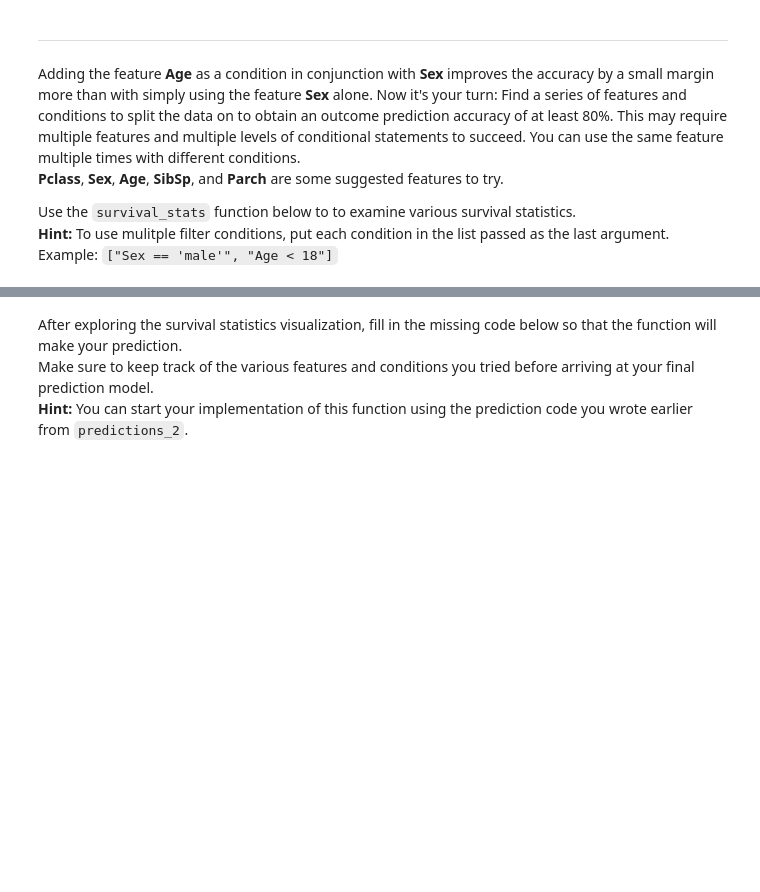
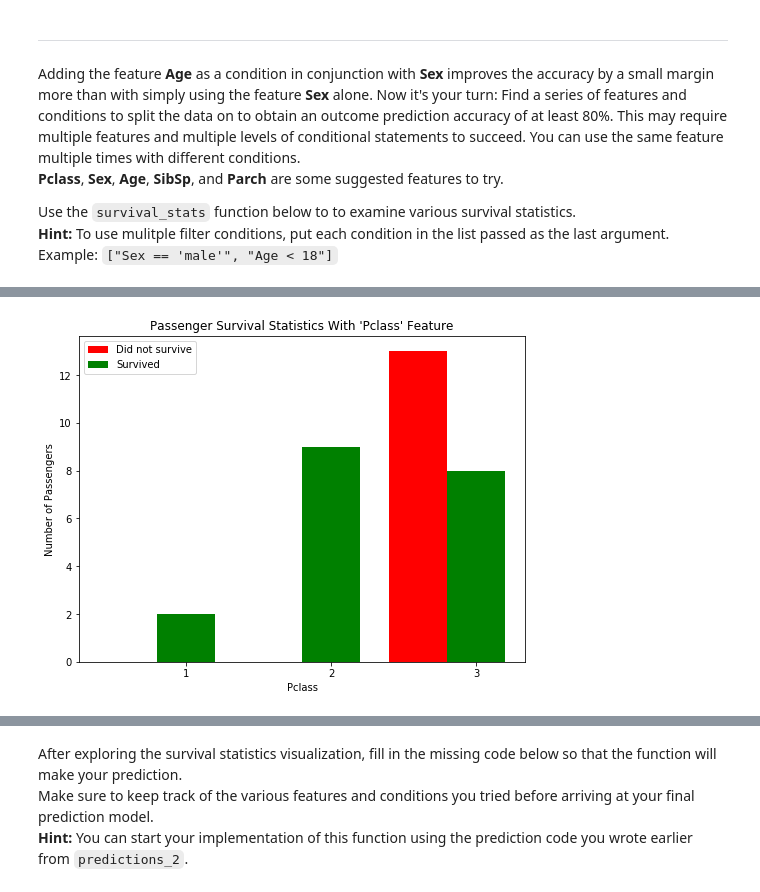
Before and after one commit to MEOWMEOW114/nd009-p0-titanc-survival-exploration, a Jupyter notebook: titanic_survival_exploration.ipynb, the cells around one changed output, grey strips where cells are left out. Cells and saved outputs as stored; diff of their text form; code cells hidden in the pictures; blank space fills up the shorter version.

```diff
--- a/titanic_survival_exploration.ipynb
+++ b/titanic_survival_exploration.ipynb
@@ -198,0 +224,4 @@ vs.survival_stats(data, outcomes, 'Age', ["Sex == 'male'", "Age < 18"])
+# %%
+vs.survival_stats(data, outcomes, 'Pclass', ["Sex == 'male'", "Age < 10"])
+# %% [output]
+[figure, added]
```
Also changed, not shown: parts of 25 cells of this notebook.
